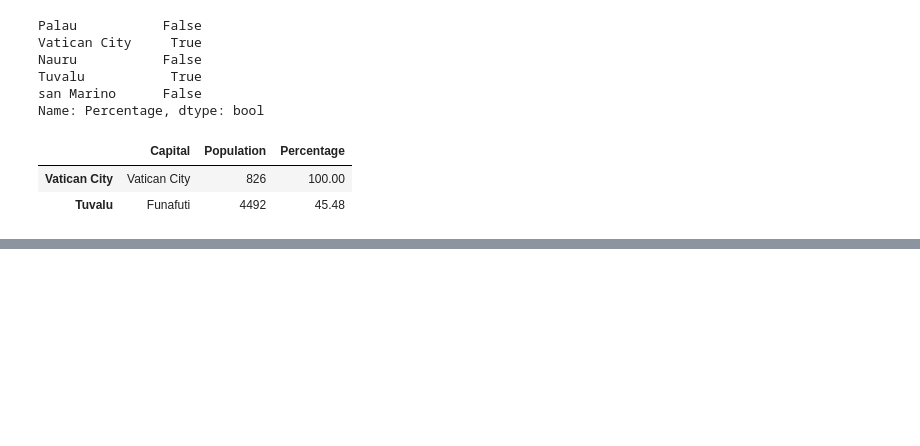
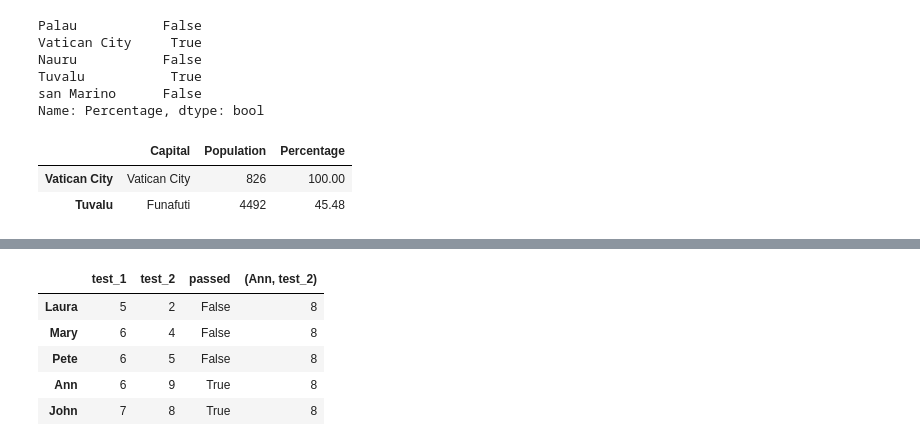
Before and after one commit to yaowenqiang/panda_playbook, a Jupyter notebook: notes.ipynb, the cells around one changed output, grey strips where cells are left out. Drawn from its saved outputs; the diff is of its cells as text; code cells hidden in the pictures; blank space fills up the shorter version.

```diff
--- a/notes.ipynb
+++ b/notes.ipynb
@@ -593,0 +895,11 @@ ValueError: Shape of passed values is (6, 2), indices imply (5, 2)
+# %%
+grades.sort_values(by=['test_1', 'test_2'], inplace=True)
+# %%
+grades
+# %% [output]
+|  | test_1 | test_2 | passed | (Ann, test_2) |
+| Laura | 5 | 2 | False | 8 |
+| Mary | 6 | 4 | False | 8 |
+| Pete | 6 | 5 | False | 8 |
+| Ann | 6 | 9 | True | 8 |
+| John | 7 | 8 | True | 8 |
```
Also changed, not shown: parts of 47 cells of this notebook, 1 other file.
